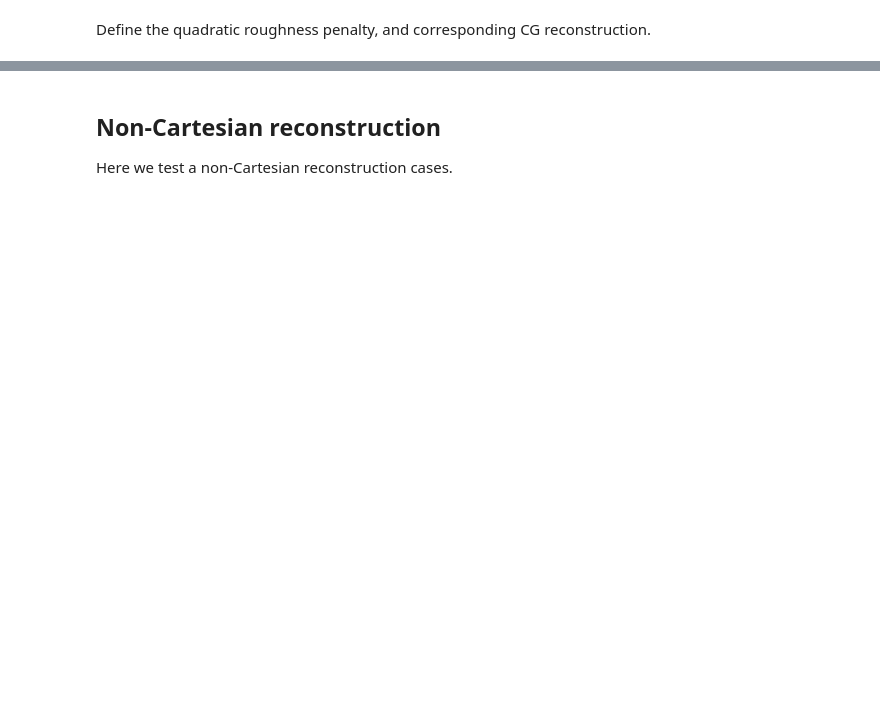
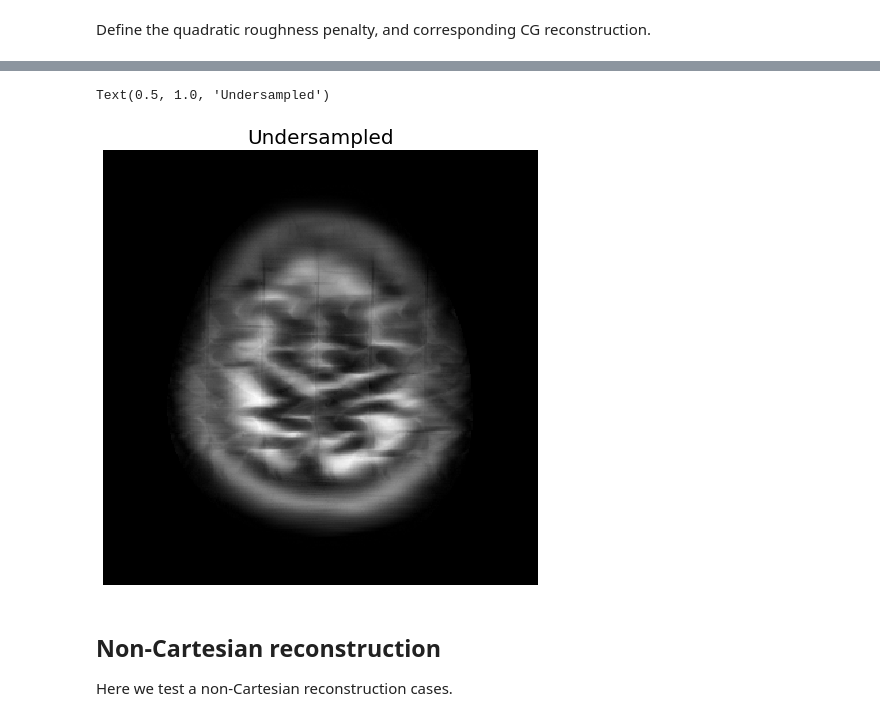
Before and after one commit to guanhuaw/MIRTorch, a Jupyter notebook: examples/demo_mri.ipynb, the cells around one changed output, grey strips where cells are left out. Saved outputs shown, nothing was run; the diff lists cells and outputs as text; code cells hidden in the pictures; blank space fills up the shorter version.

```diff
--- a/examples/demo_mri.ipynb
+++ b/examples/demo_mri.ipynb
@@ -72,3 +117,11 @@ plt.title('Recovered')
+# %%
+plt.figure(figsize=(8,8))
+plt.imshow(torch.flip(torch.abs(I0[0,0,:,:]),[0,1]).cpu().data.numpy(), cmap = 'gray')
+plt.axis('off')
+plt.title('Undersampled',size = 20)
+# %% [output]
+Text(0.5, 1.0, 'Undersampled')
+[figure, added]
 # %% [markdown]
 ## Non-Cartesian reconstruction
 Here we test a non-Cartesian reconstruction cases.
```
Also changed, not shown: parts of 20 cells of this notebook, 37 other files.
